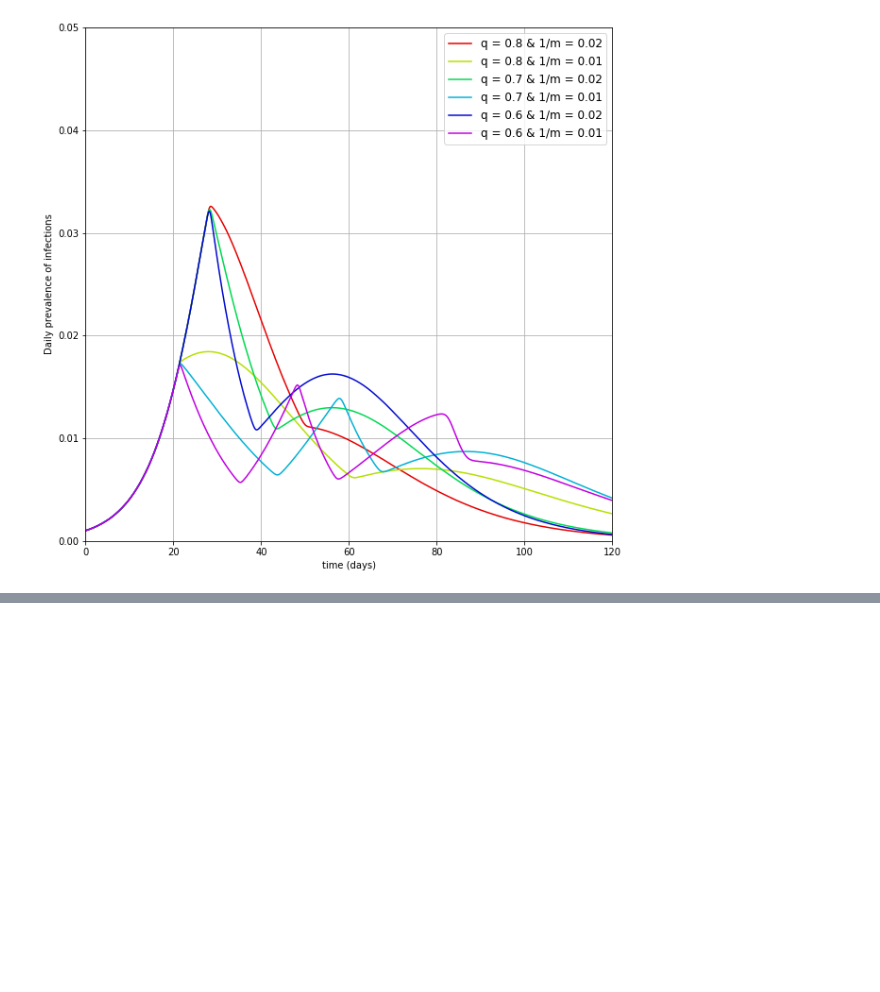
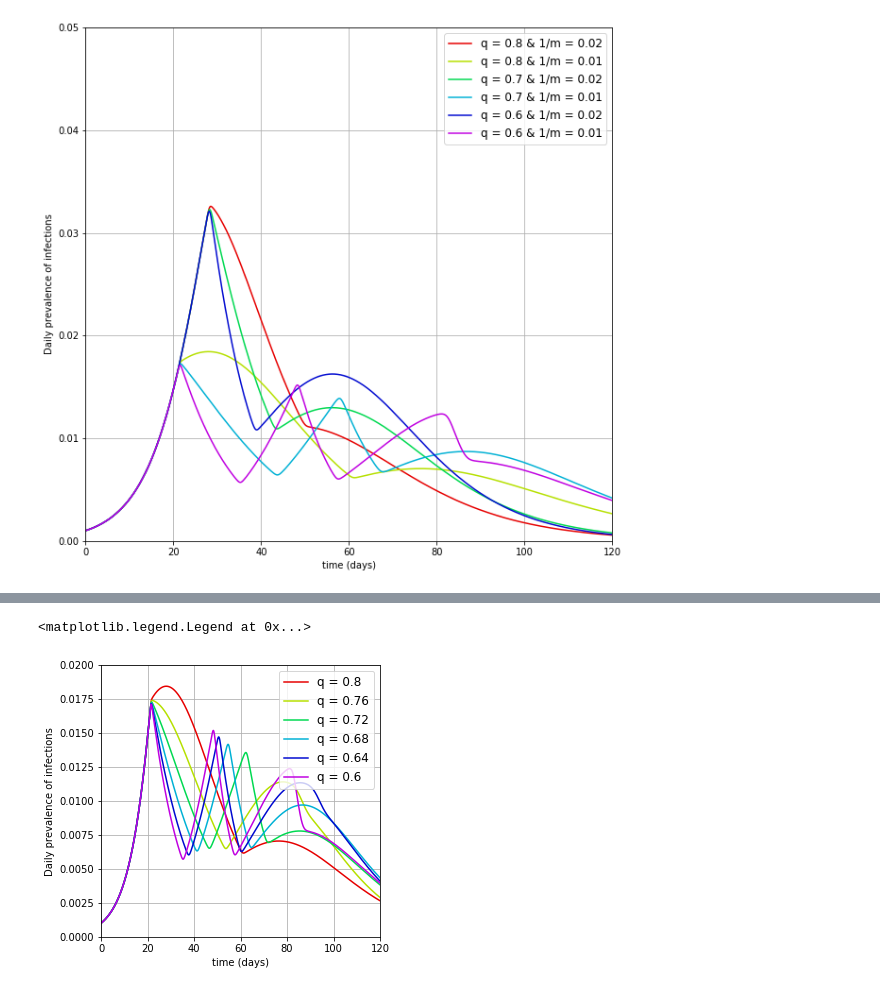
Before and after one commit to ajhaslam16/Impacts_of_behavior_SIR, a Jupyter notebook: Recreate_Poletti.ipynb, the cells around one changed output, grey strips where cells are left out. Saved outputs shown, nothing was run; the diff lists cells and outputs as text; code cells hidden in the pictures; blank space fills up the shorter version.

```diff
--- a/Recreate_Poletti.ipynb
+++ b/Recreate_Poletti.ipynb
@@ -476,0 +561,37 @@ ax.legend(legend_curves, legend_names, loc='best',fontsize='large')
+# %%
+## Keep Poletti baseline but change q
+
+time = np.arange(0,120,0.005)
+colors = ['#e60000','#b6e000','#00d951','#00b1d5','#0009d0','#c000e1']
+color_iter = iter(colors)
+
+matplotlib.rcParams['figure.figsize'] = [5, 5]
+fig, ax = plt.subplots()
+legend_curves = tuple()
+legend_names = tuple()
+
+ax.set(xlabel='time (days)', ylabel='Daily prevalence of infections')
+ax.set_ylim((0,0.02))
+ax.set_xlim((0,120))
+ax.grid()
+
+# q has such an important effect and it can really range from 0 to 1.
+# Let's try it all and we can zoom in later.
+for q_test in np.linspace(0.8,0.6,6):
+
+    params = ODE_models.get_params(q=q_test)
+
+    sim_system = odeint(ODE_models.SIRan_system, initial_state, time, args=(params,))
+
+    col = next(color_iter)
+    #line1, = ax.plot(time, sim_system[:,-1], c=col, linestyle='--')
+    line2, = ax.plot(time, sim_system[:,2], c=col, linestyle='-')
+
+    legend_curves += (line2,)
+    legend_names += ('q = {}'.format(round(q_test,2)),)
+
+
+ax.legend(legend_curves, legend_names, loc='best',fontsize='large')
+# %% [output]
+<matplotlib.legend.Legend at 0x...>
+[figure, added]
```
Also changed, not shown: parts of 15 cells of this notebook.
